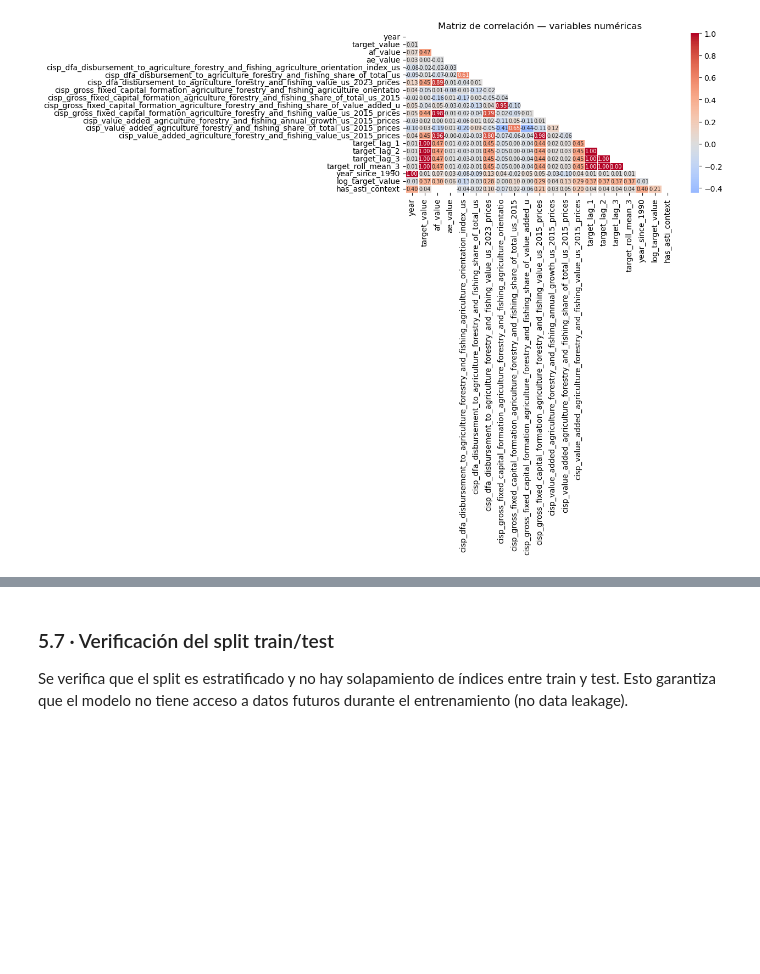
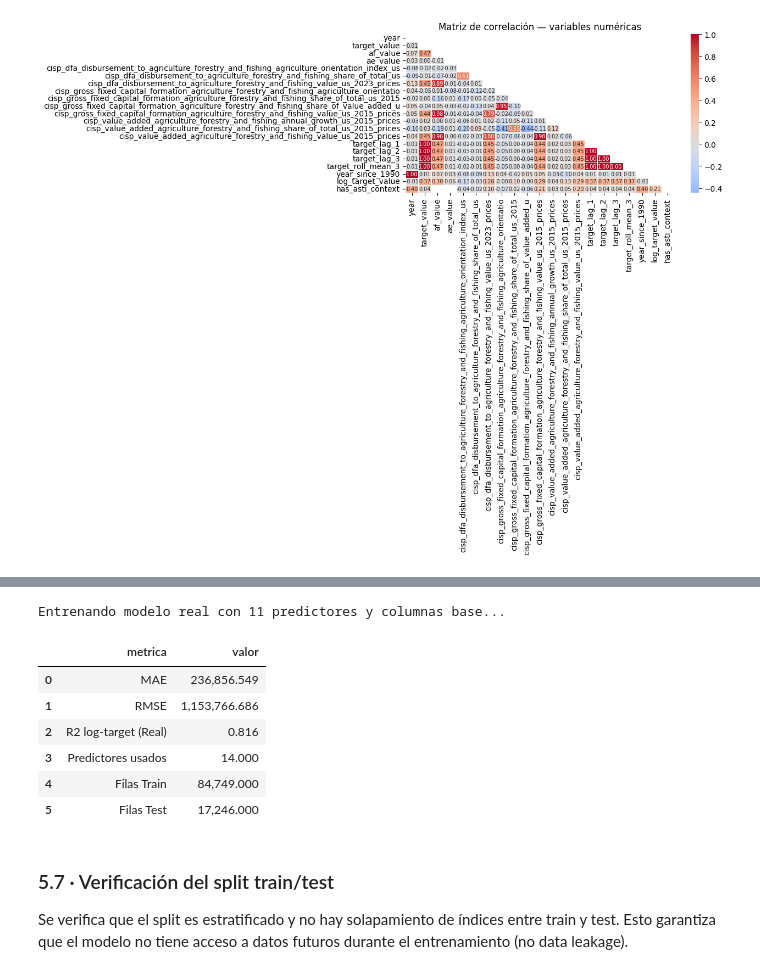
Before and after one commit to Dragcessa1998/Proyecto-Final-4geeks-bioenerg-a-en-el-sector-agroalimentario, a Jupyter notebook: notebooks/explore (1)_ejecutado.ipynb, the cells around one changed output, grey strips where cells are left out. Drawn from its saved outputs; the diff is of its cells as text; code cells hidden in the pictures; blank space fills up the shorter version.

```diff
--- a/notebooks/explore (1)_ejecutado.ipynb
+++ b/notebooks/explore (1)_ejecutado.ipynb
@@ -550,3 +700,50 @@ plt.show()
+# %%
+# 1. Lista de características macroeconómicas seleccionadas (sin lags)
+features_macro = [
+    "area",
+    "item",
+    "element",
+    "year_since_1990",
+    "af_value",
+    "ae_value",
+    "has_asti_context",
+    "cisp_value_added_agriculture_forestry_and_fishing_value_us_2015_prices",
+    "cisp_value_added_agriculture_forestry_and_fishing_annual_growth_us_2015_prices",
+    "cisp_dfa_disbursement_to_agriculture_forestry_and_fishing_value_us_2023_prices",
+    "cisp_gross_fixed_capital_formation_agriculture_forestry_and_fishing_share_of_value_added_u"
+]
+
+# 2. Columnas estructurales obligatorias que exige tu función train()
+# Añadimos 'unit', 'flag', 'area_key' y 'year' para que el script no falle al buscar sus referencias
+columnas_obligatorias = ["log_target_value", "target_value", "year", "unit", "flag", "area_key"]
+
+# 3. Creamos el dataset combinando ambas listas de forma segura
+columnas_totales = list(set(features_macro + columnas_obligatorias))
+dataset_macro = modeling[columnas_totales].copy()
+
+print(f"Entrenando modelo real con {len(features_macro)} predictores y columnas base...")
+
+# 4. Ejecutar el entrenamiento con el dataset adaptado
+metrics_macro = train(dataset_macro)
+
+# 5. Mostrar la tabla de resultados reales comparativos
+pd.DataFrame([
+    {"metrica": "MAE", "valor": metrics_macro["mae"]},
+    {"metrica": "RMSE", "valor": metrics_macro["rmse"]},
+    {"metrica": "R2 log-target (Real)", "valor": metrics_macro["r2_log_target"]},
+    {"metrica": "Predictores usados", "valor": metrics_macro["predictor_count"]},
+    {"metrica": "Filas Train", "valor": metrics_macro["rows_train"]},
+    {"metrica": "Filas Test", "valor": metrics_macro["rows_test"]},
+])
+# %% [output]
+Entrenando modelo real con 11 predictores y columnas base...
+|  | metrica | valor |
+| 0 | MAE | 236,856.549 |
+| 1 | RMSE | 1,153,766.686 |
+| 2 | R2 log-target (Real) | 0.816 |
+| 3 | Predictores usados | 14.000 |
+| 4 | Filas Train | 84,749.000 |
+| 5 | Filas Test | 17,246.000 |
 # %% [markdown]
 ### 5.7 · Verificación del split train/test
 
```
Also changed, not shown: parts of 13 cells of this notebook, 1 other file.
